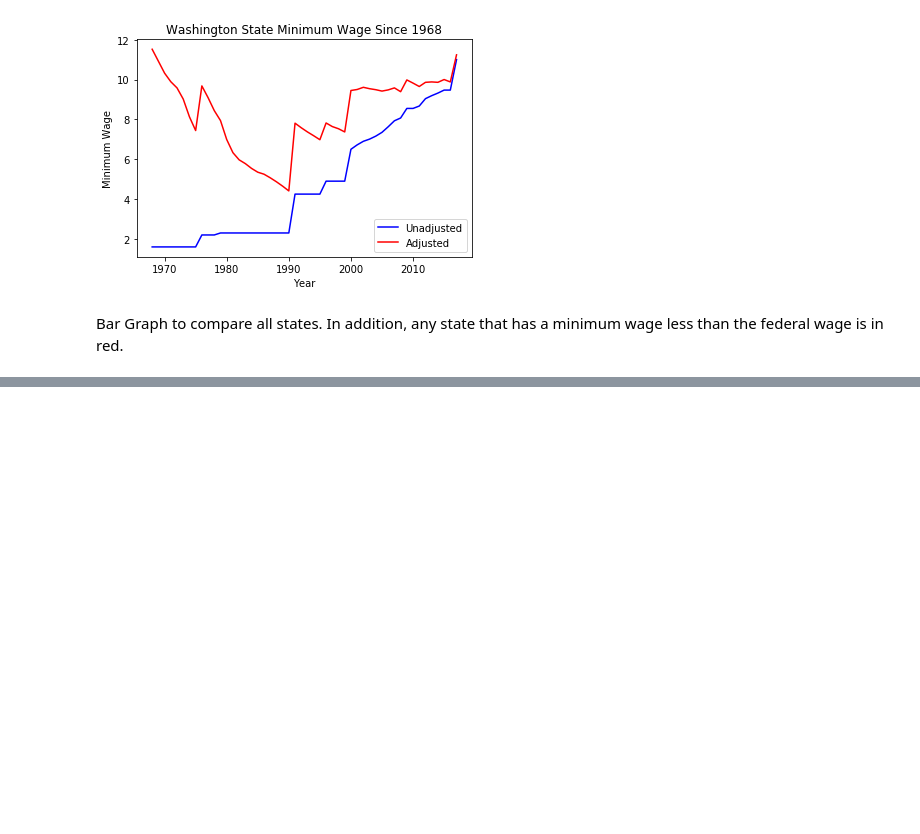
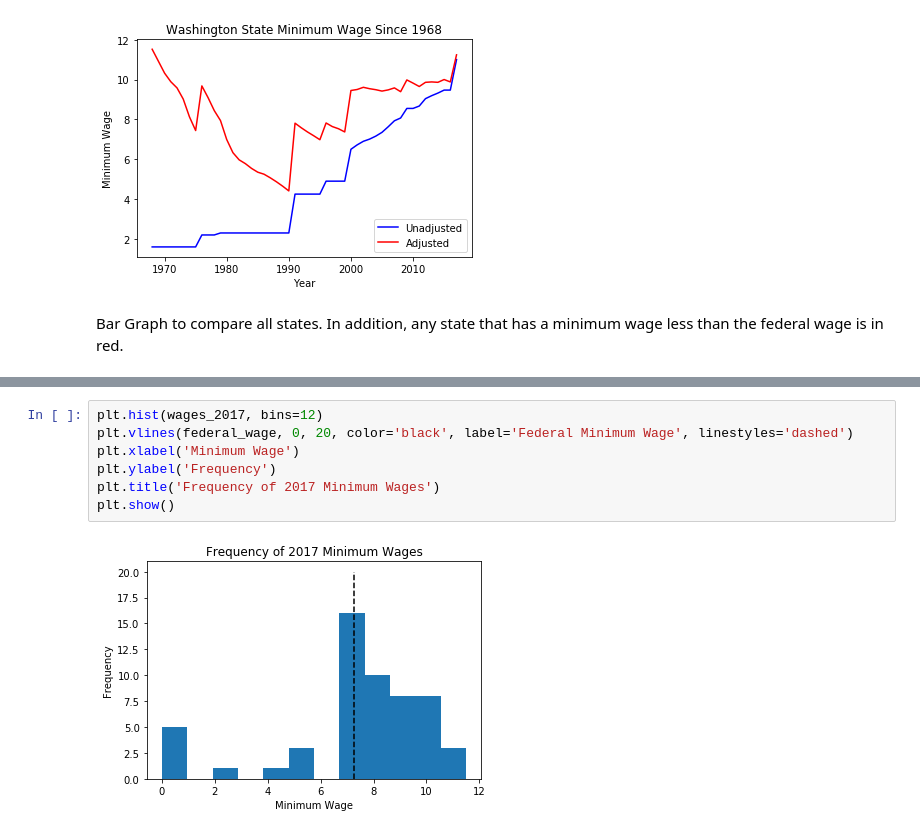
Before and after one commit to kayschulz/min_wage_statistics, a Jupyter notebook: min_wage_statistics_and_visualizations.ipynb, the cells around one changed output, grey strips where cells are left out. Saved outputs shown, nothing was run; the diff lists cells and outputs as text; blank space fills up the shorter version.

```diff
--- a/min_wage_statistics_and_visualizations.ipynb
+++ b/min_wage_statistics_and_visualizations.ipynb
@@ -125,0 +127,9 @@ plt.legend({'Below Federal Minimum Wage': 'Below minimum wage'})
+# %%
+plt.hist(wages_2017, bins=12)
+plt.vlines(federal_wage, 0, 20, color='black', label='Federal Minimum Wage', linestyles='dashed')
+plt.xlabel('Minimum Wage')
+plt.ylabel('Frequency')
+plt.title('Frequency of 2017 Minimum Wages')
+plt.show()
+# %% [output]
+[figure, added]
```
Also changed, not shown: parts of 2 cells of this notebook.
